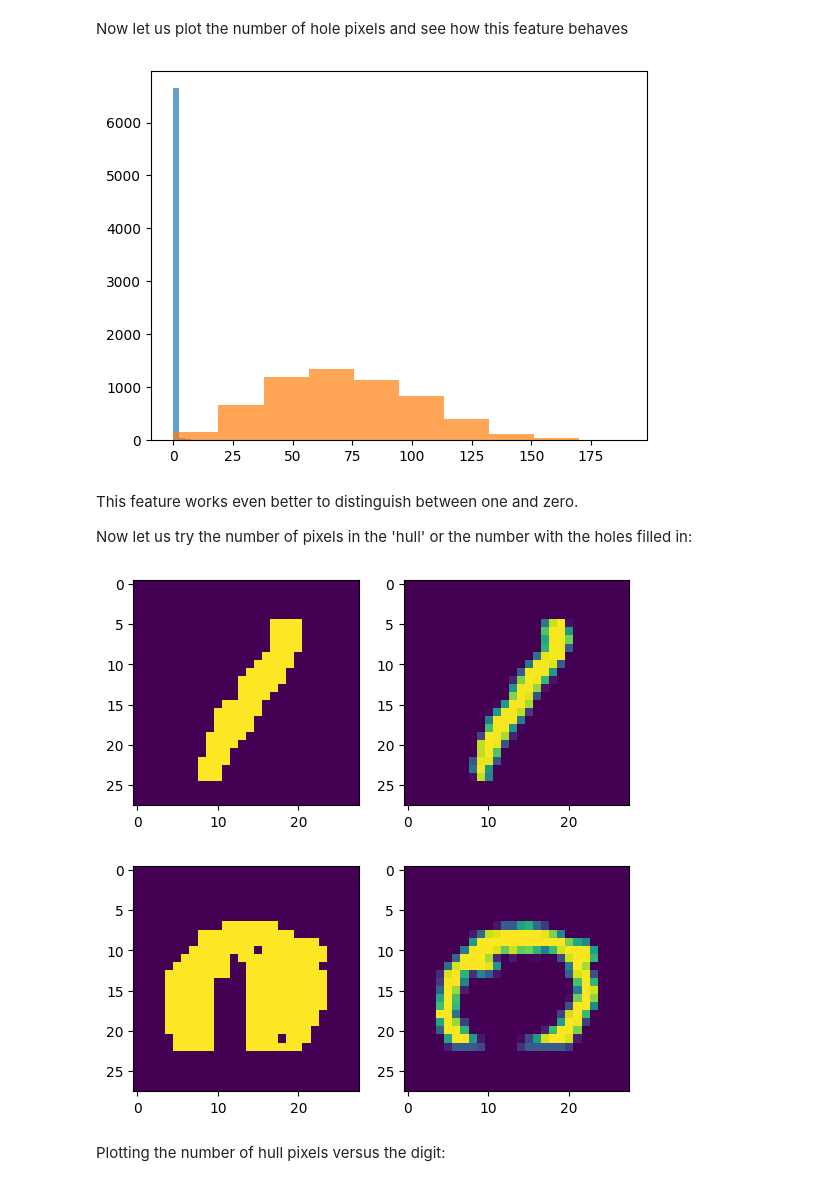
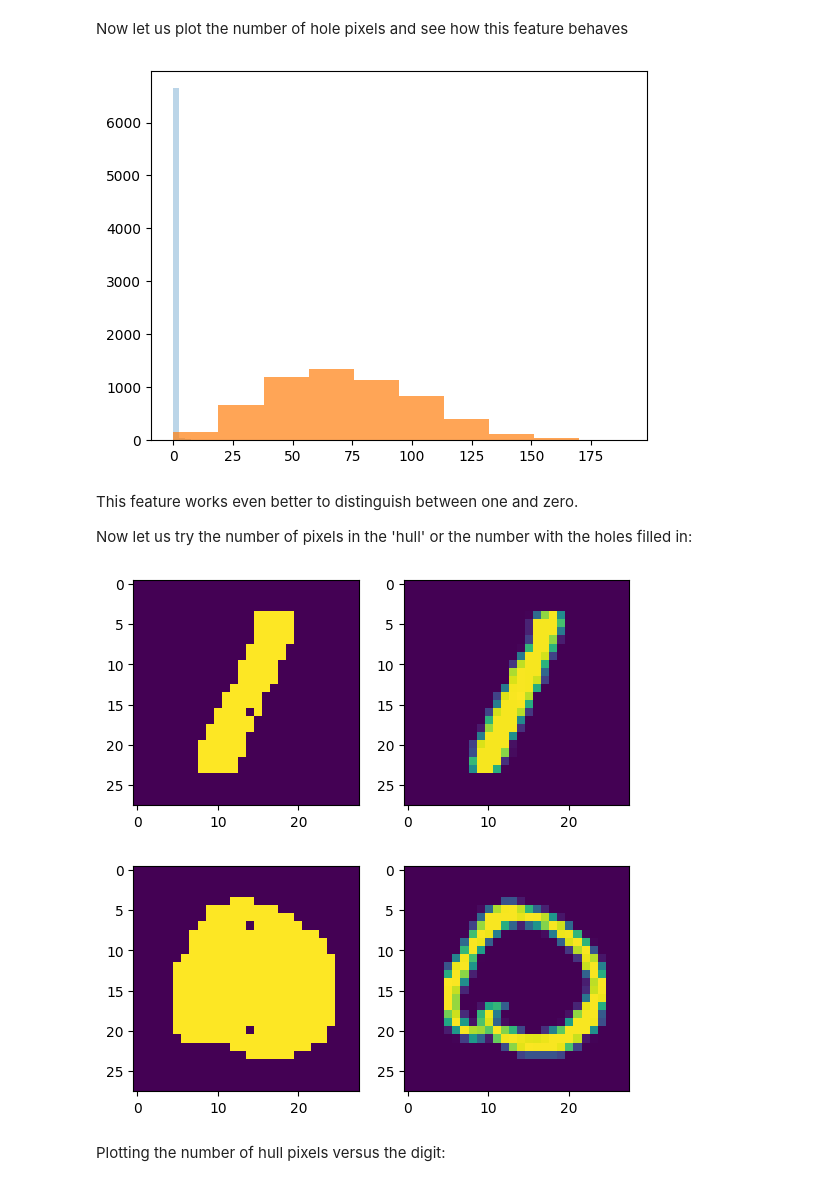
Before and after one commit to hemaharshithaa11-cyber/aiml_labs, a Jupyter notebook: AIML_Module_01_Lab_01_Features.ipynb, the cells around one changed output. Saved outputs shown, nothing was run; the diff lists cells and outputs as text; code cells hidden in the pictures.

```diff
--- a/AIML_Module_01_Lab_01_Features.ipynb
+++ b/AIML_Module_01_Lab_01_Features.ipynb
@@ -258,7 +275,7 @@ for ii in range(5):
   plt.subplot(1, 5, ii+1)
   plt.imshow(no1[ii,:,:])
 plt.show()
-for ii in range(5):
+for ii in range(4):
   plt.subplot(1, 5, ii+1)
   plt.imshow(no0[ii,:,:])
 plt.show()
@@ -300,7 +317,7 @@ def getHolePixels(img):
 # %% [markdown]
 Visualize a few:
 # %%
-imgs = [no1[456,:,:],  no0[456,:,:]]
+imgs = [no1[436,:,:],  no0[437,:,:]]
 for img in imgs:
   plt.subplot(1,2,1)
   plt.imshow(getHolePixels(img))
@@ -316,10 +333,10 @@ Now let us plot the number of hole pixels and see how this feature behaves
 hole1 = np.array([getHolePixels(i).sum() for i in no1])
 hole0 = np.array([getHolePixels(i).sum() for i in no0])
 
-plt.hist(hole1, alpha=0.7);
+plt.hist(hole1, alpha=0.3);
 plt.hist(hole0, alpha=0.7);
 # %% [output]
-[figure, old version]
+[figure, new version]
 # %% [markdown]
 This feature works even better to distinguish between one and zero.
 
@@ -334,16 +351,16 @@ def getHullPixels(img):
   hull =  im1 & im2 & im3 & im4 # this will create a binary image with all the holes filled in.
   return hull
 # %%
-imgs = [no1[456,:,:],  no0[456,:,:]]
+imgs = [no1[100,:,:],  no0[100,:,:]]
 for img in imgs:
   plt.subplot(1,2,1)
   plt.imshow(getHullPixels(img))
   plt.subplot(1,2,2)
   plt.imshow(img)
   plt.show()
 # %% [output]
-[figure, old version]
+[figure, new version]
-[figure, old version]
+[figure, new version]
 # %% [markdown]
 Plotting the number of hull pixels versus the digit:
 # %%
```
Also changed, not shown: parts of 14 cells of this notebook.
